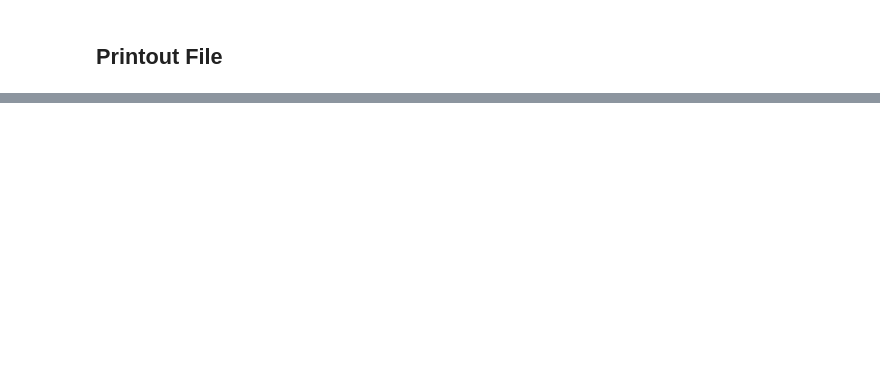
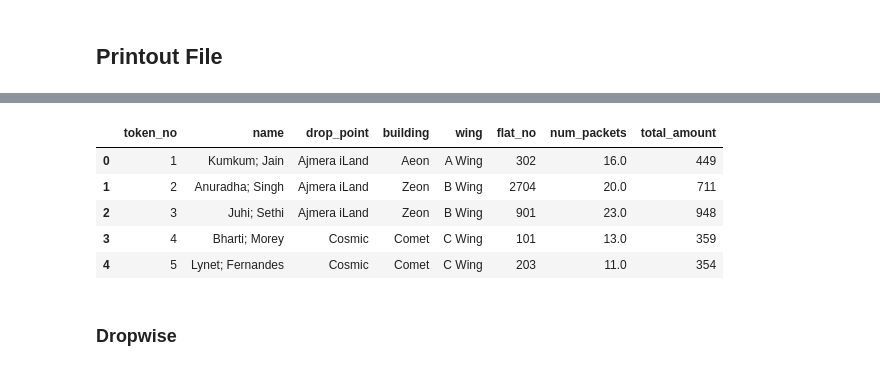
Before and after one commit to ads1419/zoho-bhor-farms, a Jupyter notebook: megamaster.ipynb, the cells around one changed output, grey strips where cells are left out. Cells and saved outputs as stored; diff of their text form; code cells hidden in the pictures; blank space fills up the shorter version.

```diff
--- a/megamaster.ipynb
+++ b/megamaster.ipynb
@@ -429,0 +586,30 @@ df_print_sudeep.head()
+# %%
+rows_list_vishal = []
+for token, o in orders_dict.items():
+    row_dct = {}
+    row_dct['token_no'] = token
+    row_dct['name'] = o['name']
+    row_dct['drop_point'] = o['drop_point']
+    row_dct['building'] = o['building']
+    row_dct['wing'] = o['wing']
+    row_dct['flat_no'] = o['flat_no']
+#     row_dct['phone_no'] = o['phone_no']
+#     row_dct['email'] = o['email']
+
+    if pipe_separated: row_dct['items'] = get_pipe_separated(token)
+    else: row_dct['num_packets'] = get_sum_packets(token)
+
+    row_dct['total_amount'] = o['total_amount']
+
+    rows_list_vishal.append(row_dct)
+# %%
+df_print_vishal = pd.DataFrame(rows_list_vishal)
+# %%
+df_print_vishal.head()
+# %% [output]
+|  | token_no | name | drop_point | building | wing | flat_no | num_packets | total_amount |
+| 0 | 1 | Kumkum; Jain | Ajmera iLand | Aeon | A Wing | 302 | 16.0 | 449 |
+| 1 | 2 | Anuradha; Singh | Ajmera iLand | Zeon | B Wing | 2704 | 20.0 | 711 |
+| 2 | 3 | Juhi; Sethi | Ajmera iLand | Zeon | B Wing | 901 | 23.0 | 948 |
+| 3 | 4 | Bharti; Morey | Cosmic | Comet | C Wing | 101 | 13.0 | 359 |
+| 4 | 5 | Lynet; Fernandes | Cosmic | Comet | C Wing | 203 | 11.0 | 354 |
@@ -429,0 +618,2 @@ df_print_sudeep.head()
+# %% [markdown]
+### Dropwise
```
Also changed, not shown: parts of 67 cells of this notebook, 1 other file.
